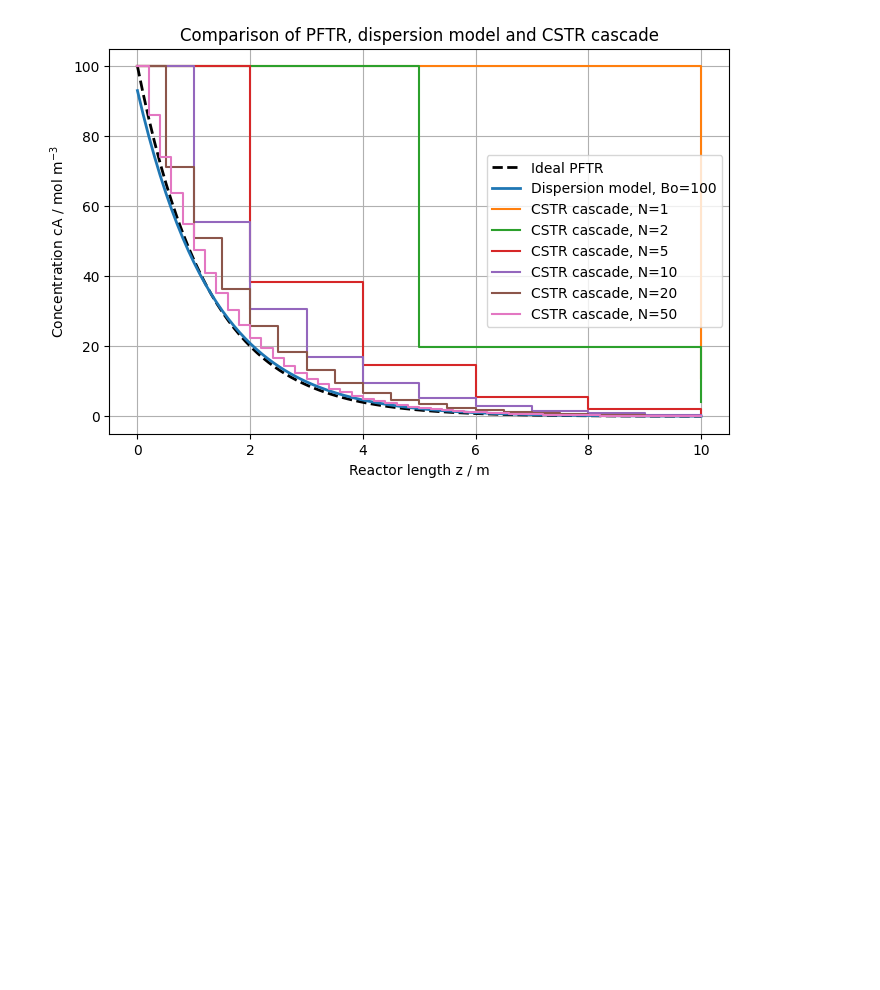
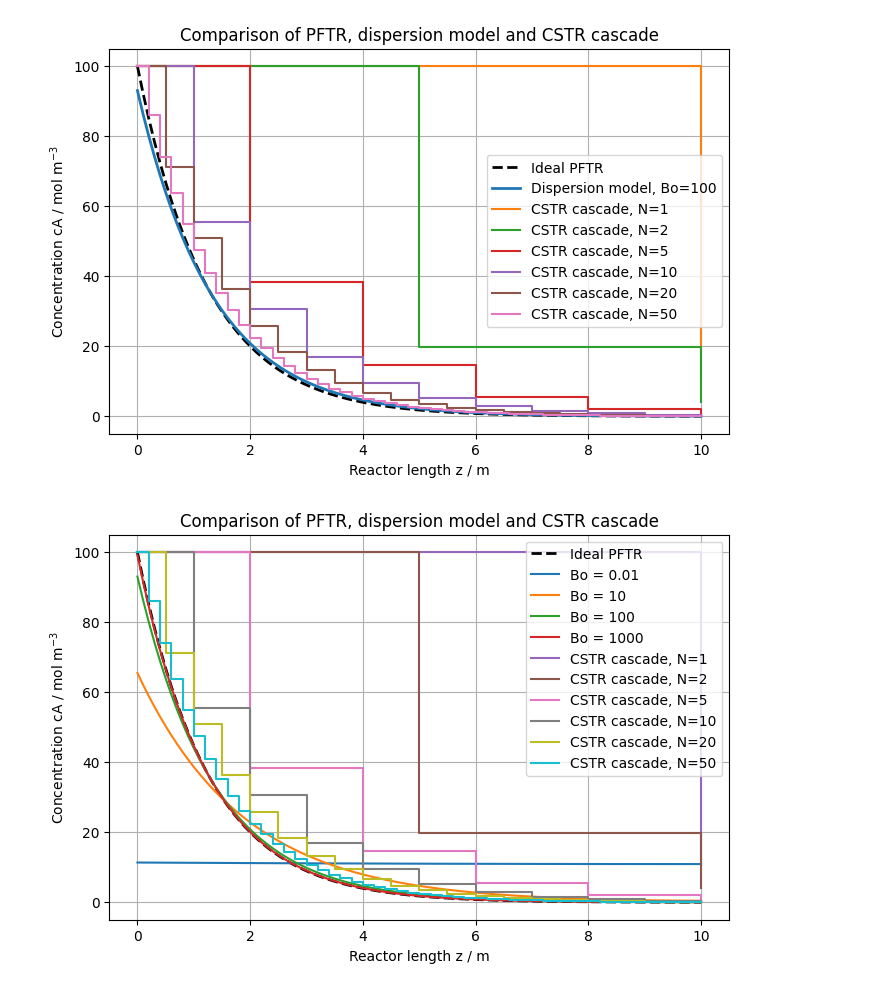
Before and after one commit to franzi-j/Assignment-4, a Jupyter notebook: Assigment_4_CRE III_Franzi.ipynb, the cells around one changed output. Drawn from its saved outputs; the diff is of its cells as text; code cells hidden in the pictures; blank space fills up the shorter version.

```diff
--- a/Assigment_4_CRE III_Franzi.ipynb
+++ b/Assigment_4_CRE III_Franzi.ipynb
@@ -350,3 +350,83 @@ plt.legend()
 plt.show()
 # %% [output]
 [figure]
+# %%
+def CSTR_cascade(N):
+
+    tau_total = V_reactor / V_dot
+    tau_i = tau_total / N
+
+    c_A_values = [c_A_in]
+    c_B_values = [c_B_in]
+    z_values = [0]
+
+    c_A_current = c_A_in
+    c_B_current = c_B_in
+
+    for i in range(N):
+
+        # ideal CSTR balance for first-order reaction
+        c_A_out = c_A_current / (1 + k * tau_i)
+
+        # stoichiometry: A -> B
+        c_B_out = c_B_current + (c_A_current - c_A_out)
+
+        c_A_values.append(c_A_out)
+        c_B_values.append(c_B_out)
+
+        z_values.append((i+1) * L / N)
+
+        c_A_current = c_A_out
+        c_B_current = c_B_out
+
+    return np.array(z_values), np.array(c_A_values), np.array(c_B_values)
+
+Bo_list = [0.01, 10, 100, 1000]
+
+N_list = [1, 2, 5, 10, 20, 50]
+
+plt.figure(figsize=(8,5))
+
+# ideal PFTR
+plt.plot(sol_id.t,
+         sol_id.y[0],
+         "k--",
+         linewidth=2,
+         label="Ideal PFTR")
+
+# dispersion model, choose one Bo for comparison
+
+for Bo in Bo_list:
+
+    D_ax = u * L / Bo
+
+    sol_re = solve_bvp(
+        PFTR_re,
+        bc,
+        z,
+        y_init,
+        max_nodes=10000
+    )
+
+    plt.plot(sol_re.x,
+             sol_re.y[0],
+             label=f"Bo = {Bo}")
+
+# CSTR cascades
+for N in N_list:
+
+    z_cstr, c_A_cstr, c_B_cstr = CSTR_cascade(N)
+
+    plt.step(z_cstr,
+             c_A_cstr,
+             where="post",
+             label=f"CSTR cascade, N={N}")
+
+plt.xlabel("Reactor length z / m")
+plt.ylabel("Concentration cA / mol m$^{-3}$")
+plt.title("Comparison of PFTR, dispersion model and CSTR cascade")
+plt.grid(True)
+plt.legend()
+plt.show()
+# %% [output]
+[figure, added]
```
Also changed, not shown: parts of 7 cells of this notebook.
